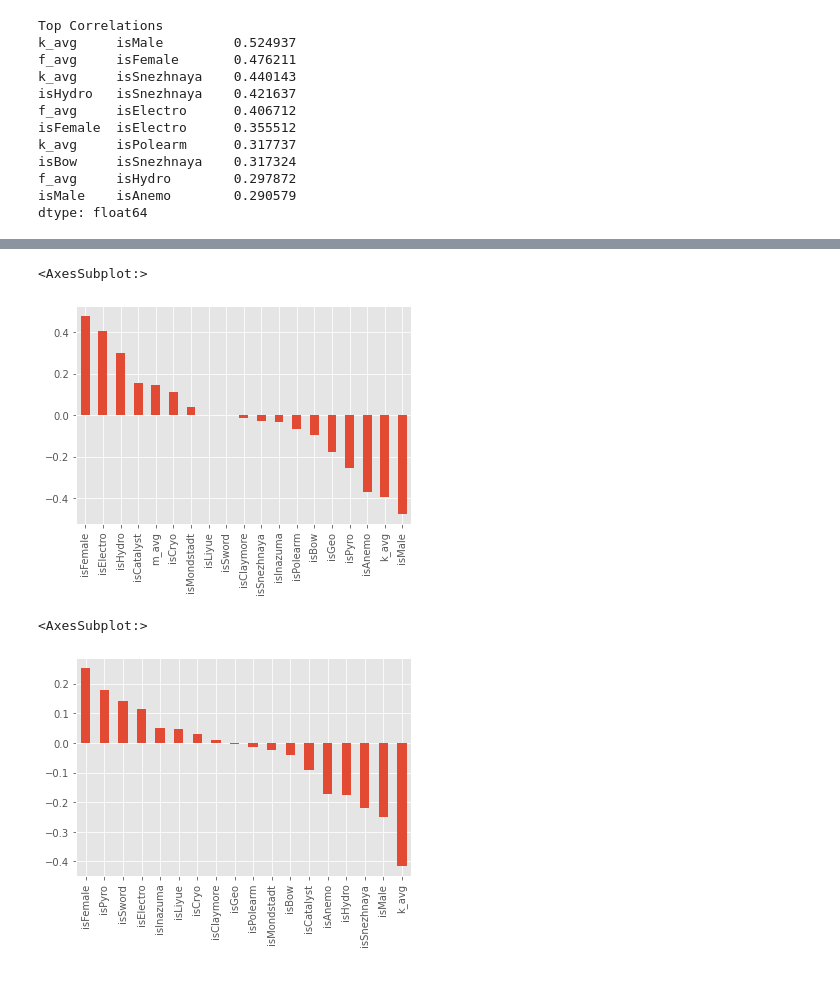
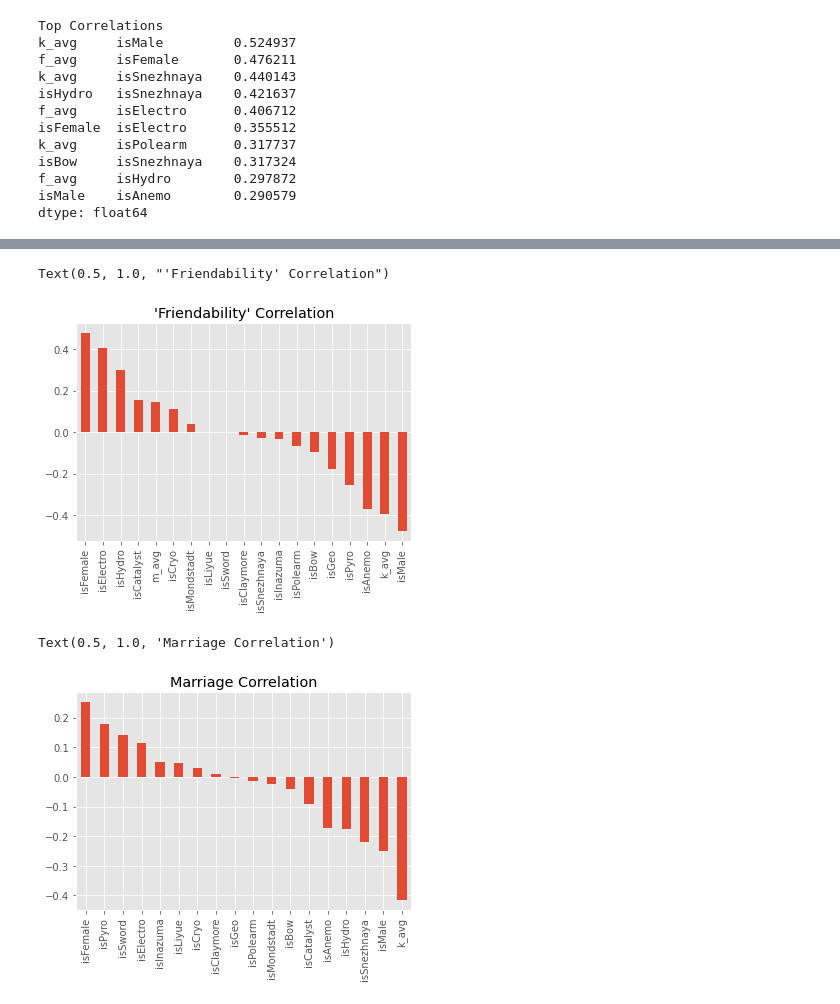
Before and after one commit to Warspiteful/InsaneGenshinProject, a Jupyter notebook: PythonAnalysis/DataAnalysis.ipynb, the cells around one changed output, grey strips where cells are left out. Saved outputs shown, nothing was run; the diff lists cells and outputs as text; code cells hidden in the pictures.

Commit message:
Added More Correlation Analysis

```diff
--- a/PythonAnalysis/DataAnalysis.ipynb
+++ b/PythonAnalysis/DataAnalysis.ipynb
@@ -1171,11 +1167,11 @@ au_corr = au_corr.drop(labels=labels_to_drop).sort_values(ascending=False)
 # %%
-au_corr['f_avg'].plot.bar()
+au_corr['f_avg'].plot.bar().set_title("'Friendability' Correlation")
 # %% [output]
-<AxesSubplot:>
+Text(0.5, 1.0, "'Friendability' Correlation")
-[figure, old version]
+[figure, new version]
 # %%
-au_corr['m_avg'].plot.bar()
+au_corr['m_avg'].plot.bar().set_title("Marriage Correlation")
 # %% [output]
-<AxesSubplot:>
+Text(0.5, 1.0, 'Marriage Correlation')
-[figure, old version]
+[figure, new version]
 # %%
```
Also changed, not shown: parts of 28 cells of this notebook.
